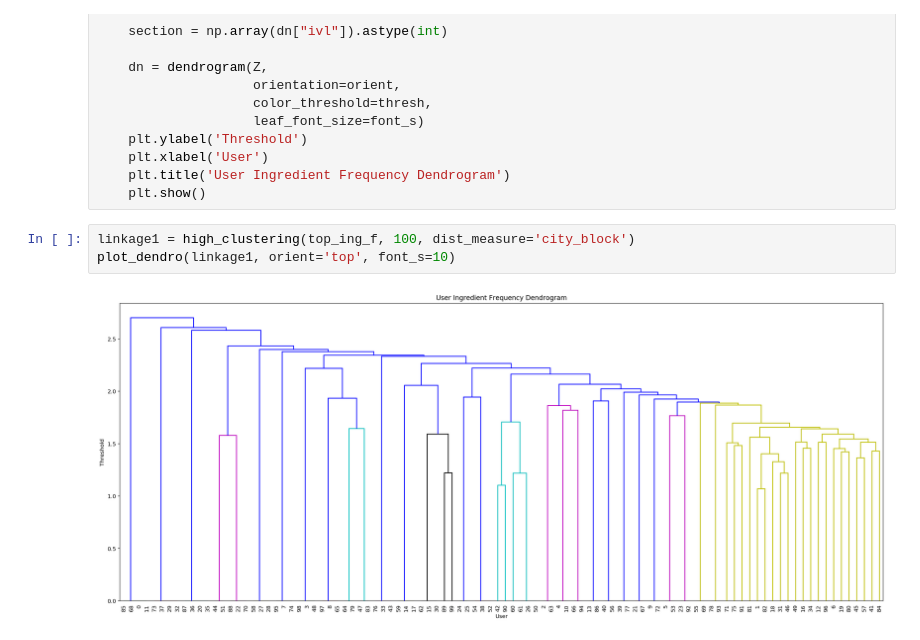
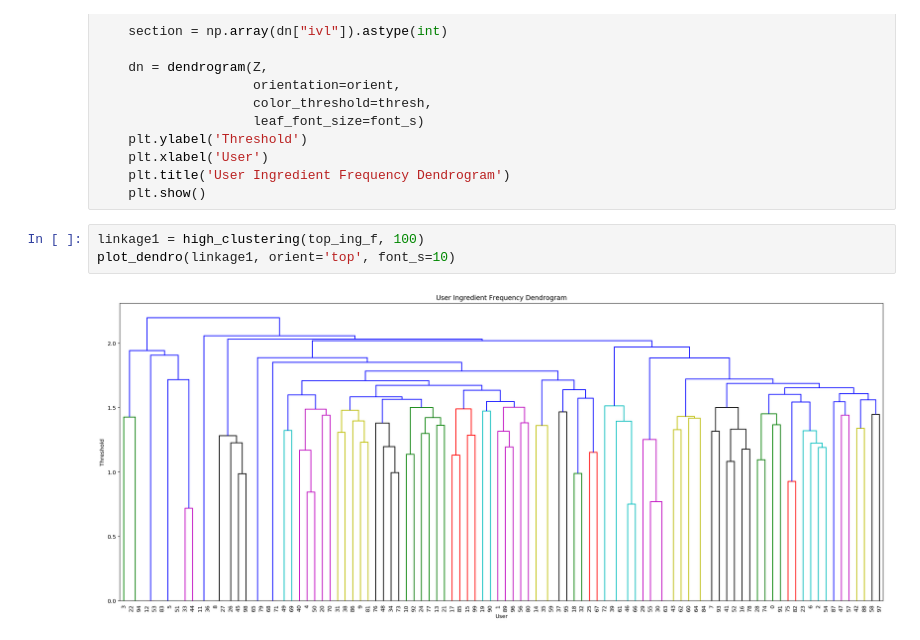
Before and after one commit to noahschumacher/smunch-user-food-analysis, a Jupyter notebook: eda/eda2_clustering.ipynb, the cells around one changed output. Drawn from its saved outputs; the diff is of its cells as text.

```diff
--- a/eda/eda2_clustering.ipynb
+++ b/eda/eda2_clustering.ipynb
@@ -151,7 +145,7 @@ def plot_dendro(Z, orient='top', thresh=None, font_s=20):
     plt.title('User Ingredient Frequency Dendrogram')
     plt.show()
 # %%
-linkage1 = high_clustering(top_ing_f, 100, dist_measure='city_block')
+linkage1 = high_clustering(top_ing_f, 100)
 plot_dendro(linkage1, orient='top', font_s=10)
 # %% [output]
-[figure, old version]
+[figure, new version]
```
Also changed, not shown: parts of 6 cells of this notebook.
